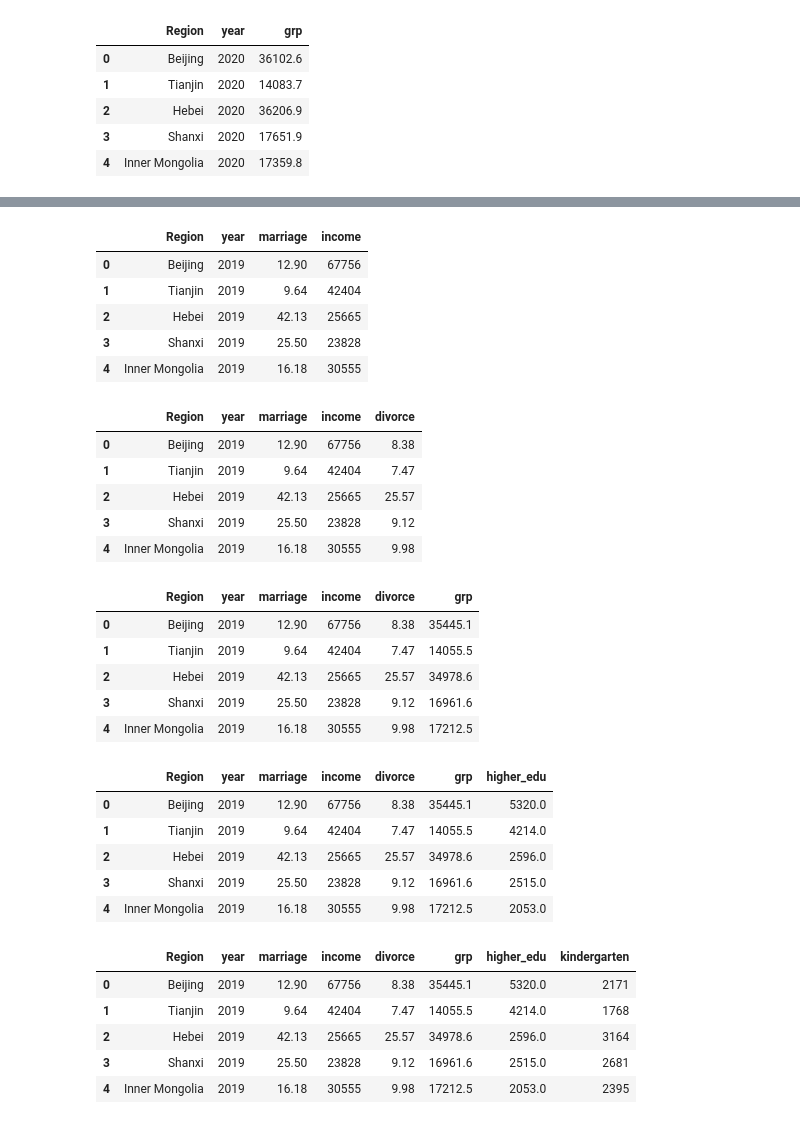
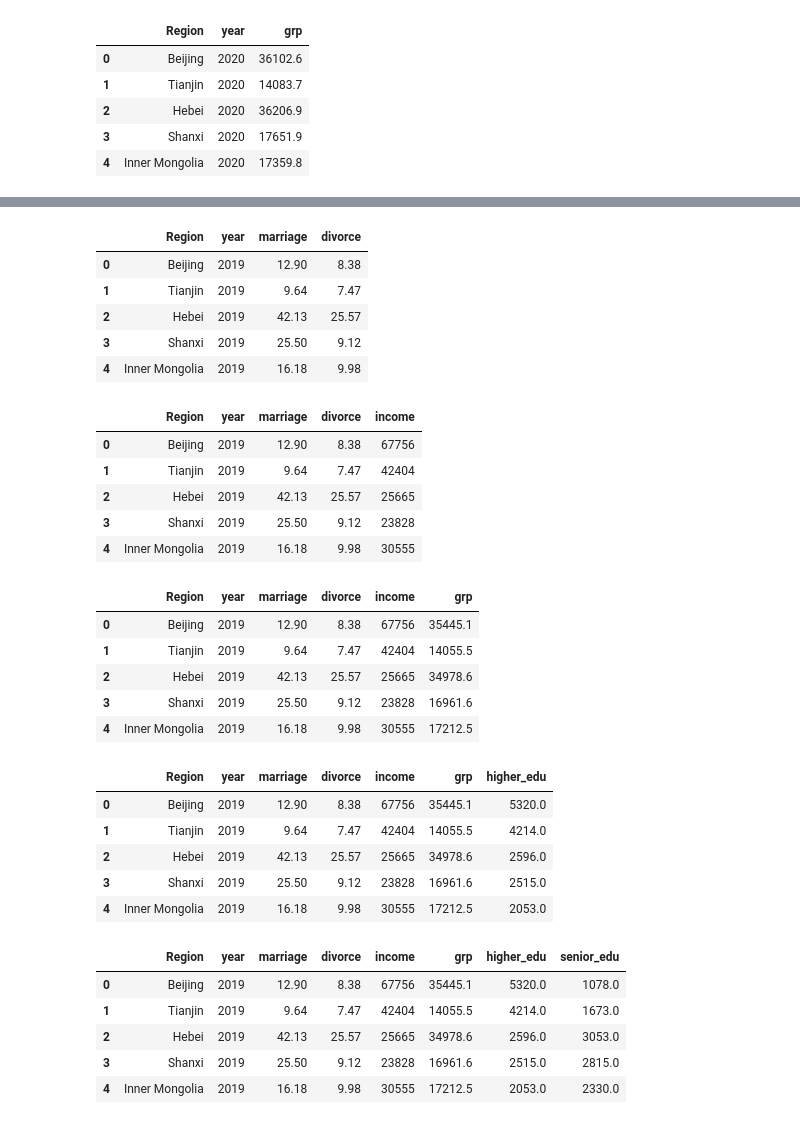
Before and after one commit to mexiliang/umich-591, a Jupyter notebook: Scatterplot.ipynb, the cells around one changed output, grey strips where cells are left out. Cells and saved outputs as stored; diff of their text form; code cells hidden in the pictures.

```diff
--- a/Scatterplot.ipynb
+++ b/Scatterplot.ipynb
@@ -51,4 +142,0 @@ kindergarten_edu_df.dropna(axis=1, how='all', inplace=True)
-# %%
-senior_sec_edu_df.sort_values(by=['2019', '2018', '2017', '2016', '2015', '2014', '2013', '2012', '2011'],
-                            ascending=False, inplace=True)
-senior_sec_edu_df.head()
@@ -206,51 +229,51 @@ kindergarten_df.head()
 # %%
 #Merge data from two datasets
-merged_df = marriages_df.merge(disposableincome_df, on=['Region', 'year'])
+merged_df = marriages_df.merge(divorces_df, on=['Region', 'year'])
 merged_df.head()
 # %% [output]
-|  | Region | year | marriage | income |
-| 0 | Beijing | 2019 | 12.90 | 67756 |
-| 1 | Tianjin | 2019 | 9.64 | 42404 |
-| 2 | Hebei | 2019 | 42.13 | 25665 |
-| 3 | Shanxi | 2019 | 25.50 | 23828 |
-| 4 | Inner Mongolia | 2019 | 16.18 | 30555 |
+|  | Region | year | marriage | divorce |
+| 0 | Beijing | 2019 | 12.90 | 8.38 |
+| 1 | Tianjin | 2019 | 9.64 | 7.47 |
+| 2 | Hebei | 2019 | 42.13 | 25.57 |
+| 3 | Shanxi | 2019 | 25.50 | 9.12 |
+| 4 | Inner Mongolia | 2019 | 16.18 | 9.98 |
 # %%
-merged_df = merged_df.merge(divorces_df, on=['Region', 'year'])
+merged_df = merged_df.merge(disposableincome_df, on=['Region', 'year'])
 merged_df.head()
 # %% [output]
-|  | Region | year | marriage | income | divorce |
-| 0 | Beijing | 2019 | 12.90 | 67756 | 8.38 |
-| 1 | Tianjin | 2019 | 9.64 | 42404 | 7.47 |
-| 2 | Hebei | 2019 | 42.13 | 25665 | 25.57 |
-| 3 | Shanxi | 2019 | 25.50 | 23828 | 9.12 |
-| 4 | Inner Mongolia | 2019 | 16.18 | 30555 | 9.98 |
+|  | Region | year | marriage | divorce | income |
+| 0 | Beijing | 2019 | 12.90 | 8.38 | 67756 |
+| 1 | Tianjin | 2019 | 9.64 | 7.47 | 42404 |
+| 2 | Hebei | 2019 | 42.13 | 25.57 | 25665 |
+| 3 | Shanxi | 2019 | 25.50 | 9.12 | 23828 |
+| 4 | Inner Mongolia | 2019 | 16.18 | 9.98 | 30555 |
 # %%
 merged_df = merged_df.merge(grossregionalproduct_df, on=['Region', 'year'])
 merged_df.head()
 # %% [output]
-|  | Region | year | marriage | income | divorce | grp |
-| 0 | Beijing | 2019 | 12.90 | 67756 | 8.38 | 35445.1 |
-| 1 | Tianjin | 2019 | 9.64 | 42404 | 7.47 | 14055.5 |
-| 2 | Hebei | 2019 | 42.13 | 25665 | 25.57 | 34978.6 |
-| 3 | Shanxi | 2019 | 25.50 | 23828 | 9.12 | 16961.6 |
-| 4 | Inner Mongolia | 2019 | 16.18 | 30555 | 9.98 | 17212.5 |
+|  | Region | year | marriage | divorce | income | grp |
+| 0 | Beijing | 2019 | 12.90 | 8.38 | 67756 | 35445.1 |
+| 1 | Tianjin | 2019 | 9.64 | 7.47 | 42404 | 14055.5 |
+| 2 | Hebei | 2019 | 42.13 | 25.57 | 25665 | 34978.6 |
+| 3 | Shanxi | 2019 | 25.50 | 9.12 | 23828 | 16961.6 |
+| 4 | Inner Mongolia | 2019 | 16.18 | 9.98 | 30555 | 17212.5 |
 # %%
-merged_df = merged_df.merge(highereducation_df, on=['Region', 'year'])
+merged_df = merged_df.merge(higher_edu_df, on=['Region', 'year'])
 merged_df.head()
 # %% [output]
-|  | Region | year | marriage | income | divorce | grp | higher_edu |
-| 0 | Beijing | 2019 | 12.90 | 67756 | 8.38 | 35445.1 | 5320.0 |
-| 1 | Tianjin | 2019 | 9.64 | 42404 | 7.47 | 14055.5 | 4214.0 |
-| 2 | Hebei | 2019 | 42.13 | 25665 | 25.57 | 34978.6 | 2596.0 |
-| 3 | Shanxi | 2019 | 25.50 | 23828 | 9.12 | 16961.6 | 2515.0 |
-| 4 | Inner Mongolia | 2019 | 16.18 | 30555 | 9.98 | 17212.5 | 2053.0 |
+|  | Region | year | marriage | divorce | income | grp | higher_edu |
+| 0 | Beijing | 2019 | 12.90 | 8.38 | 67756 | 35445.1 | 5320.0 |
+| 1 | Tianjin | 2019 | 9.64 | 7.47 | 42404 | 14055.5 | 4214.0 |
+| 2 | Hebei | 2019 | 42.13 | 25.57 | 25665 | 34978.6 | 2596.0 |
+| 3 | Shanxi | 2019 | 25.50 | 9.12 | 23828 | 16961.6 | 2515.0 |
+| 4 | Inner Mongolia | 2019 | 16.18 | 9.98 | 30555 | 17212.5 | 2053.0 |
 # %%
-merged_df = merged_df.merge(kindergarten_df, on=['Region', 'year'])
+merged_df = merged_df.merge(senior_sec_edu_df, on=['Region', 'year'])
 merged_df.head()
 # %% [output]
-|  | Region | year | marriage | income | divorce | grp | higher_edu | kindergarten |
-| 0 | Beijing | 2019 | 12.90 | 67756 | 8.38 | 35445.1 | 5320.0 | 2171 |
-| 1 | Tianjin | 2019 | 9.64 | 42404 | 7.47 | 14055.5 | 4214.0 | 1768 |
-| 2 | Hebei | 2019 | 42.13 | 25665 | 25.57 | 34978.6 | 2596.0 | 3164 |
-| 3 | Shanxi | 2019 | 25.50 | 23828 | 9.12 | 16961.6 | 2515.0 | 2681 |
-| 4 | Inner Mongolia | 2019 | 16.18 | 30555 | 9.98 | 17212.5 | 2053.0 | 2395 |
+|  | Region | year | marriage | divorce | income | grp | higher_edu | senior_edu |
+| 0 | Beijing | 2019 | 12.90 | 8.38 | 67756 | 35445.1 | 5320.0 | 1078.0 |
+| 1 | Tianjin | 2019 | 9.64 | 7.47 | 42404 | 14055.5 | 4214.0 | 1673.0 |
+| 2 | Hebei | 2019 | 42.13 | 25.57 | 25665 | 34978.6 | 2596.0 | 3053.0 |
+| 3 | Shanxi | 2019 | 25.50 | 9.12 | 23828 | 16961.6 | 2515.0 | 2815.0 |
+| 4 | Inner Mongolia | 2019 | 16.18 | 9.98 | 30555 | 17212.5 | 2053.0 | 2330.0 |
```
Also changed, not shown: parts of 53 cells of this notebook.
